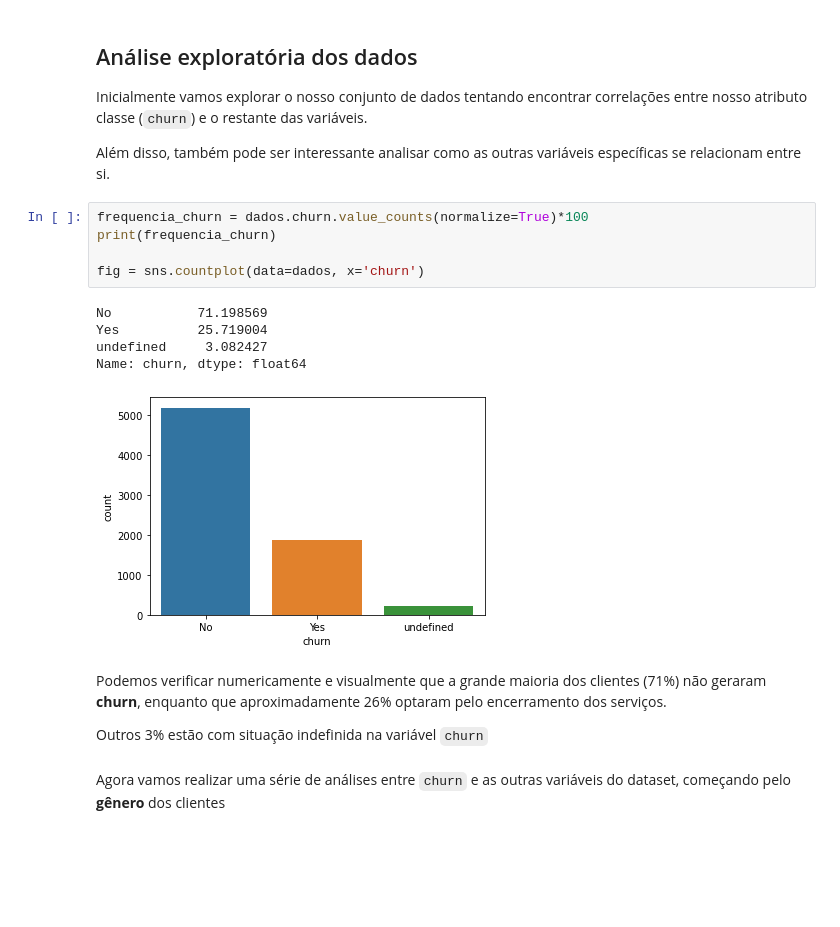
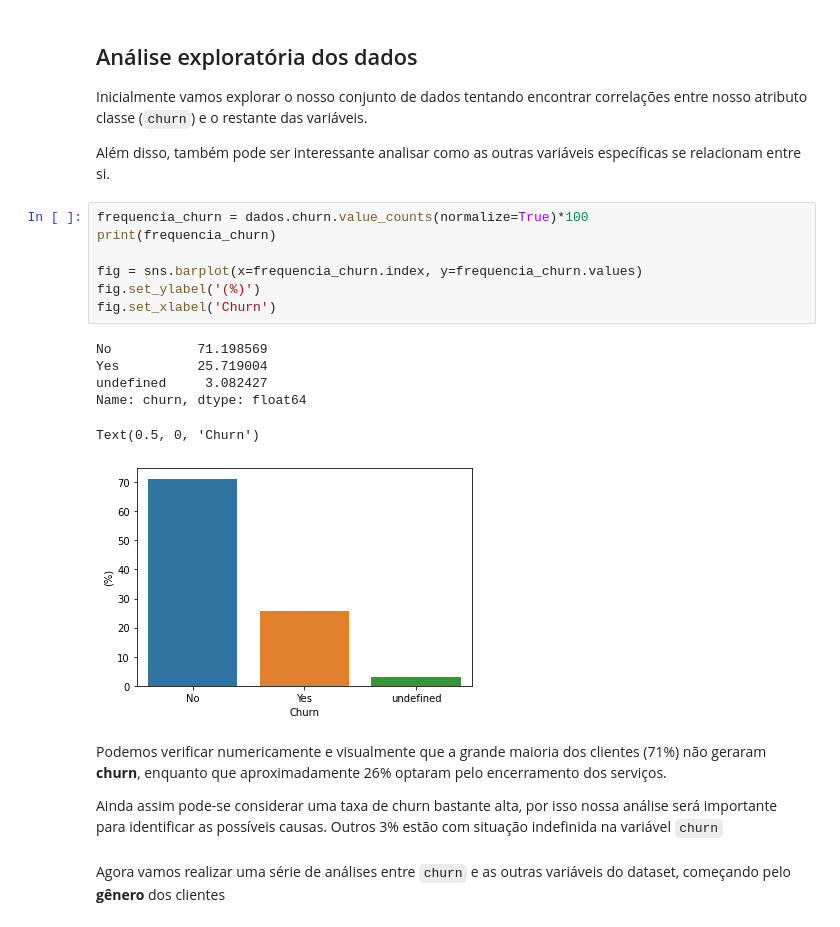
Before and after one commit to jackson-simionato/challenge_alura_DS01, a Jupyter notebook: week_2_challenge_alura_DS_2022_05.ipynb, the cells around one changed output. Drawn from its saved outputs; the diff is of its cells as text; blank space fills up the shorter version.

```diff
--- a/week_2_challenge_alura_DS_2022_05.ipynb
+++ b/week_2_challenge_alura_DS_2022_05.ipynb
@@ -36,18 +36,21 @@ Além disso, também pode ser interessante analisar como as outras variáveis es
 # %%
 frequencia_churn = dados.churn.value_counts(normalize=True)*100
 print(frequencia_churn)
 
-fig = sns.countplot(data=dados, x='churn')
+fig = sns.barplot(x=frequencia_churn.index, y=frequencia_churn.values)
+fig.set_ylabel('(%)')
+fig.set_xlabel('Churn')
 # %% [output]
 No           71.198569
 Yes          25.719004
 undefined     3.082427
 Name: churn, dtype: float64
+Text(0.5, 0, 'Churn')
-[figure, old version]
+[figure, new version]
 # %% [markdown]
 Podemos verificar numericamente e visualmente que a grande maioria dos clientes (71%) não geraram **churn**, enquanto que aproximadamente 26% optaram pelo encerramento dos serviços.
 
-Outros 3% estão com situação indefinida na variável `churn`
+Ainda assim pode-se considerar uma taxa de churn bastante alta, por isso nossa análise será importante para identificar as possíveis causas. Outros 3% estão com situação indefinida na variável `churn`
 # %% [markdown]
 Agora vamos realizar uma série de análises entre `churn` e as outras variáveis do dataset, começando pelo **gênero** dos clientes
 # %% [markdown]
```
Also changed, not shown: parts of 9 cells of this notebook.
